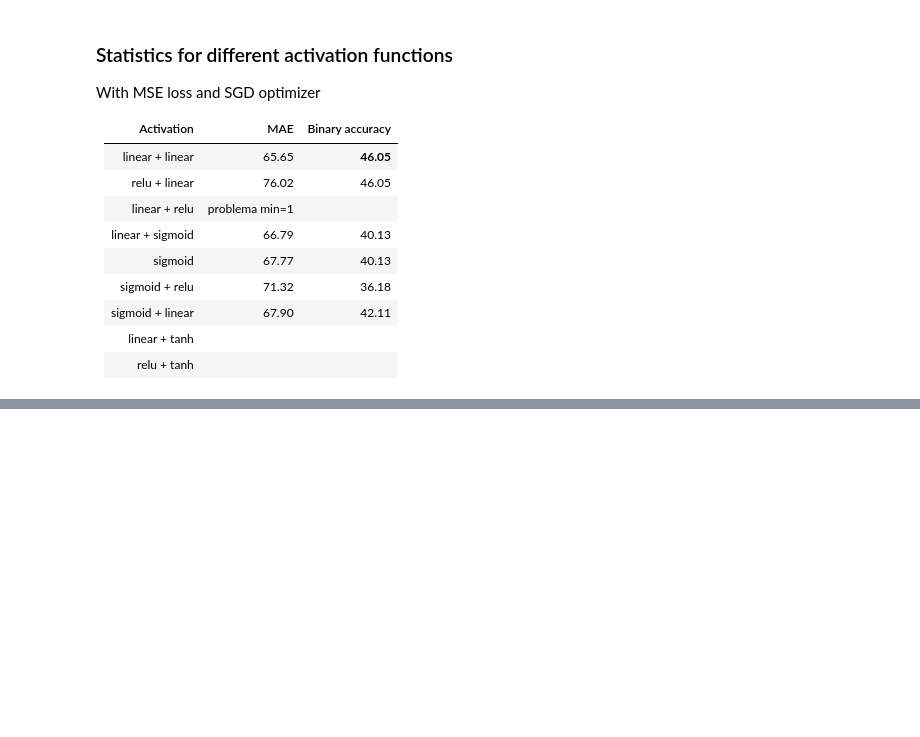
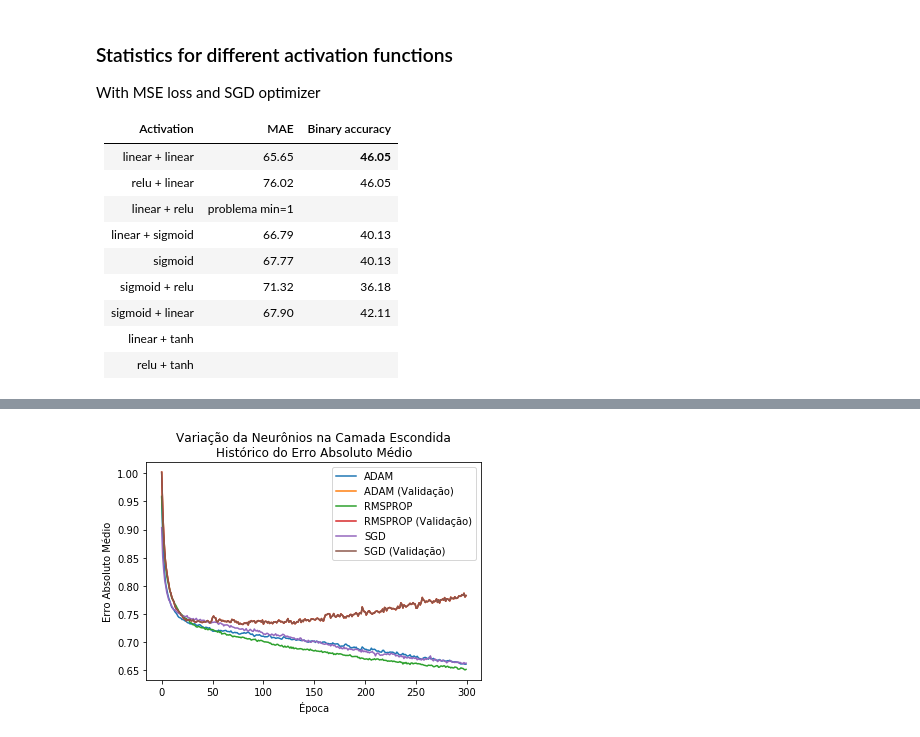
Before and after one commit to dcandrade/soccer-prediction, a Jupyter notebook: notebooks/model.ipynb, the cells around one changed output, grey strips where cells are left out. Saved outputs shown, nothing was run; the diff lists cells and outputs as text; code cells hidden in the pictures; blank space fills up the shorter version.

```diff
--- a/notebooks/model.ipynb
+++ b/notebooks/model.ipynb
@@ -209,3 +236,17 @@ Text(0.5,1,'Loss history')
+# %%
+save = True
+data_mae = {k.upper() + ' (Validação)':log_val[k][0] for k in log_val}
+data_ba = {k.upper():log[k][0] for k in log}
+
+data = pd.DataFrame({**data_mae, **data_ba})
+data.plot()
+plt.xlabel('Época')
+plt.ylabel('Erro Absoluto Médio')
+plt.title('Variação da Neurônios na Camada Escondida\nHistórico do Erro Absoluto Médio')
+#plt.yscale('log')
+if save: plt.savefig('../plots/{}_erro_absoluto_medio.eps'.format(varying_item), format='eps')
+# %% [output]
+[figure, added]
 # %%
 evaluation = model.evaluate(X_test, Y_test, verbose=0)
 print('Mean absolute error: {}\nBinary accurracy: {}'.format(evaluation[1], evaluation[2]))
```
Also changed, not shown: parts of 11 cells of this notebook, 6 other files.
